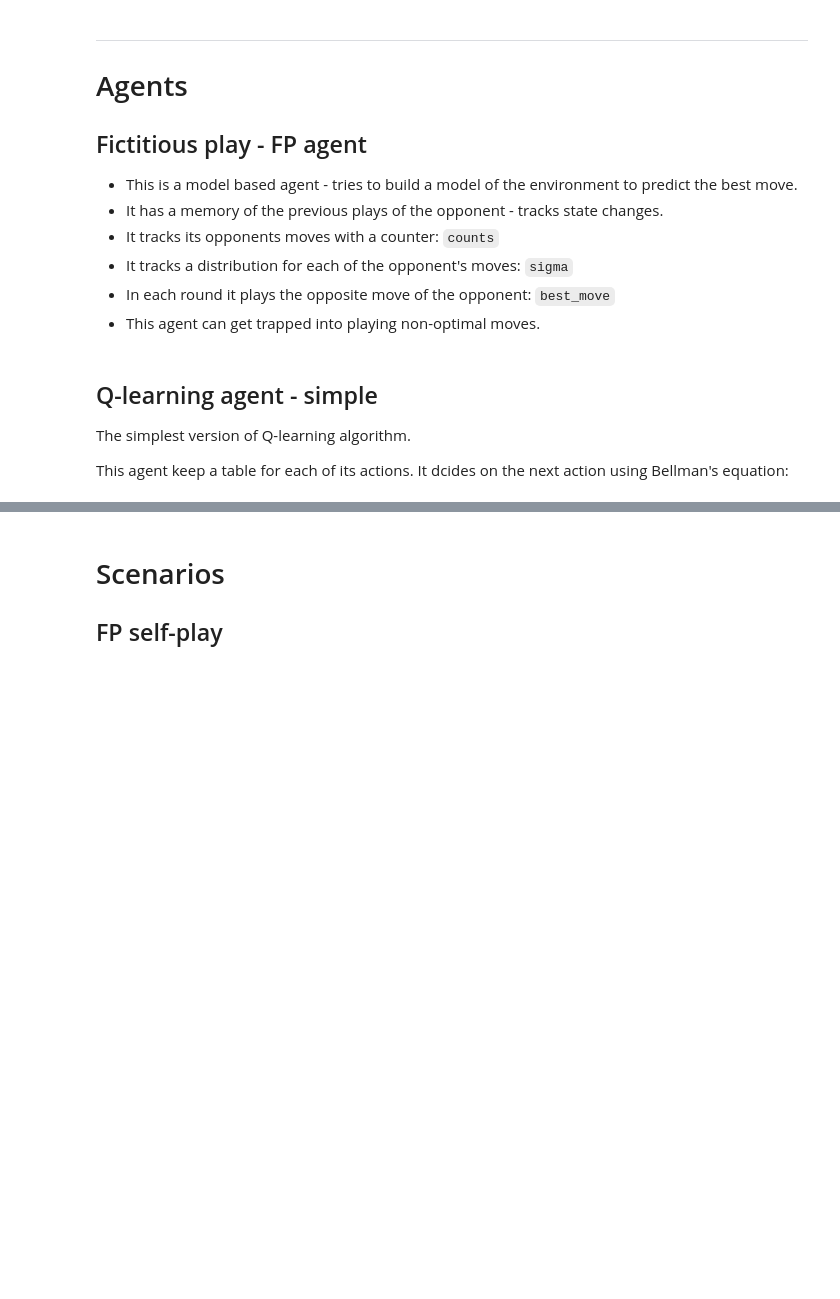
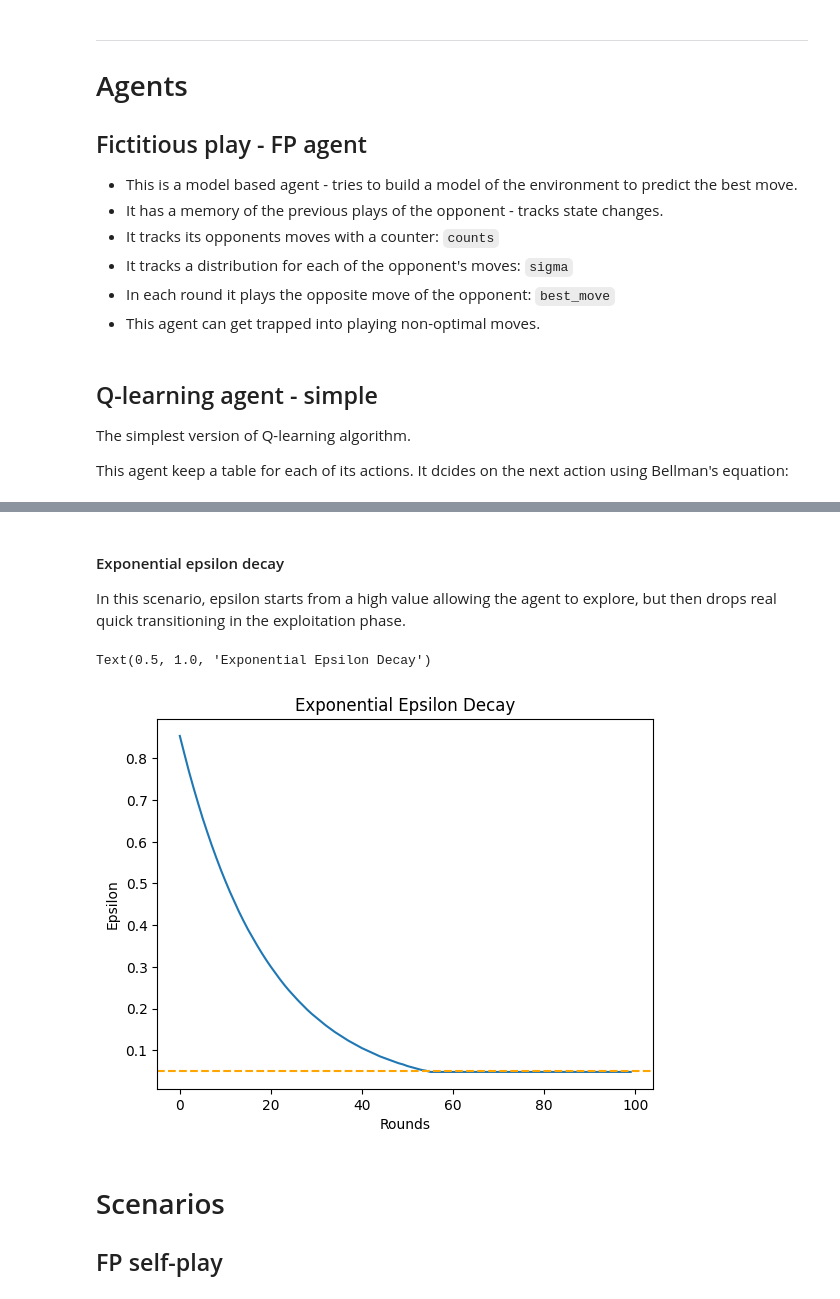
Before and after one commit to gpetrousov/adversarial_rl_demokritos, a Jupyter notebook: FP_and_RL_equilibria.ipynb, the cells around one changed output, grey strips where cells are left out. Drawn from its saved outputs; the diff is of its cells as text; code cells hidden in the pictures; blank space fills up the shorter version.

```diff
--- a/FP_and_RL_equilibria.ipynb
+++ b/FP_and_RL_equilibria.ipynb
@@ -392,3 +436,29 @@ class QLearning():
+# %% [markdown]
+#### Exponential epsilon decay
+
+In this scenario, epsilon starts from a high value allowing the agent to explore, but then drops real quick transitioning in the exploitation phase.
+# %%
+epsilon = 0.9
+decay_factor = 0.949
+data = []
+rounds = 100
+epsilon_threshold = 0.05
+
+for i in range(rounds):
+    if epsilon > epsilon_threshold:
+        epsilon *= decay_factor
+        data.append(round(epsilon, 3))
+    else:
+        data.append(data[-1])
+
+plt.plot(range(rounds), data)
+plt.xlabel("Rounds")
+plt.ylabel("Epsilon")
+plt.axhline(y=epsilon_threshold, color="orange", linestyle="--")
+plt.title("Exponential Epsilon Decay")
+# %% [output]
+Text(0.5, 1.0, 'Exponential Epsilon Decay')
+[figure, added]
 # %% [markdown]
 # Scenarios
 
```
Also changed, not shown: parts of 3 cells of this notebook.
